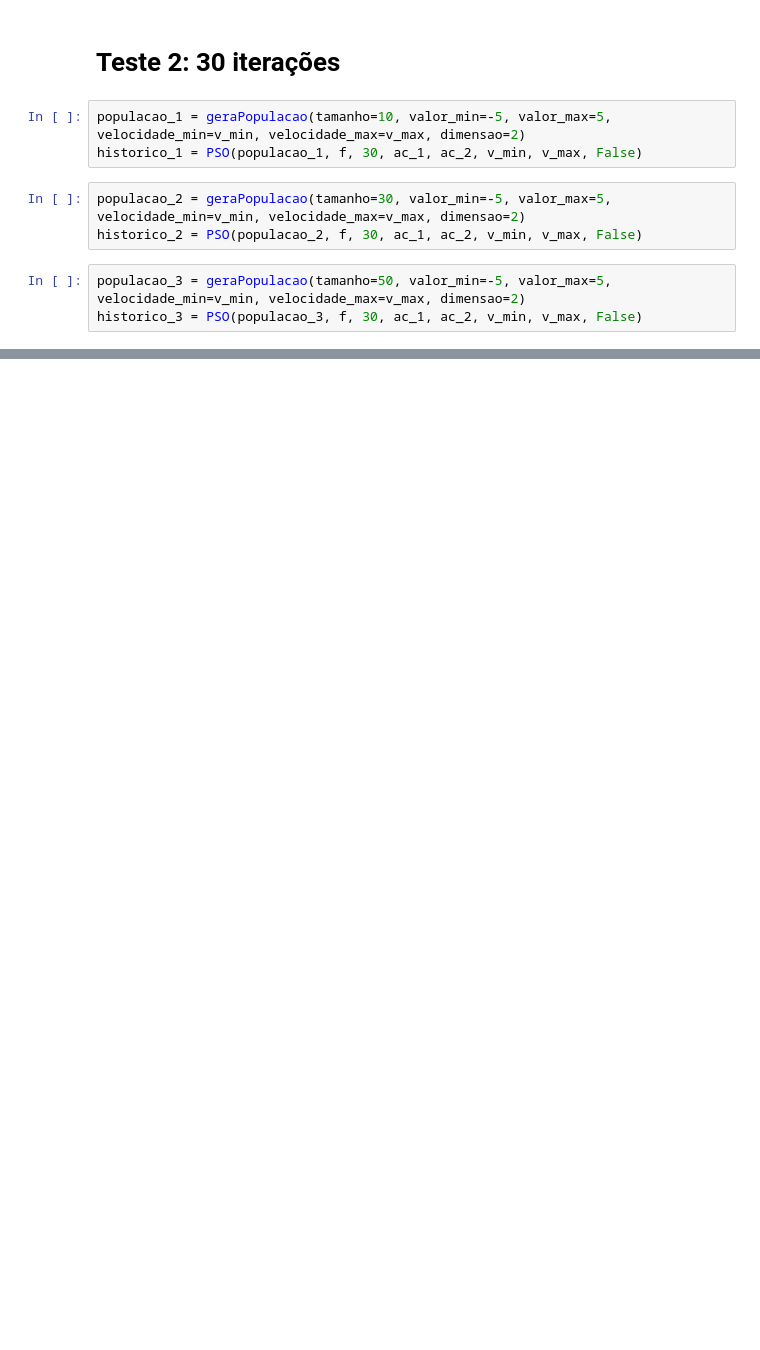
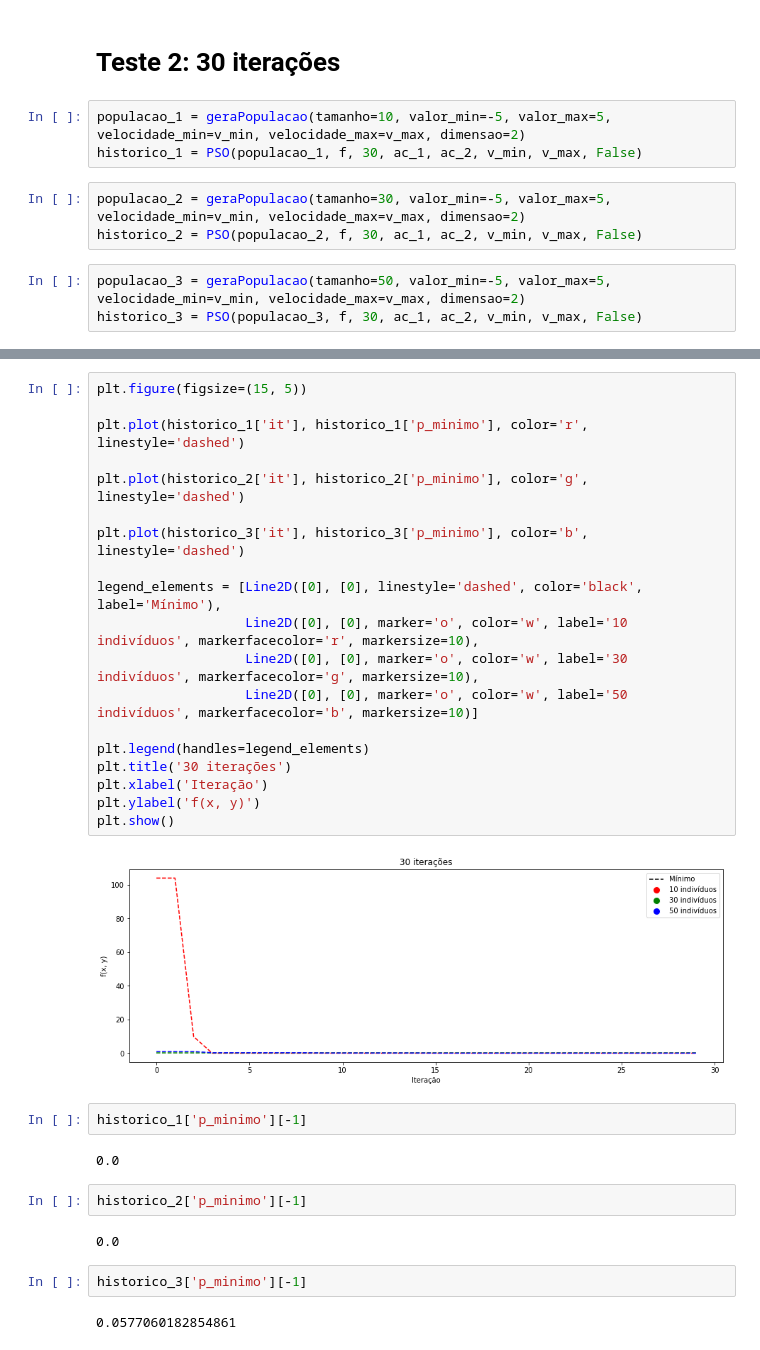
Before and after one commit to Giovannacm/nature-inspired-computing, a Jupyter notebook: PSO.ipynb, the cells around one changed output, grey strips where cells are left out. Drawn from its saved outputs; the diff is of its cells as text; blank space fills up the shorter version.

```diff
--- a/PSO.ipynb
+++ b/PSO.ipynb
@@ -175,0 +197,33 @@ plt.show()
+# %%
+plt.figure(figsize=(15, 5))
+
+plt.plot(historico_1['it'], historico_1['p_minimo'], color='r', linestyle='dashed')
+
+plt.plot(historico_2['it'], historico_2['p_minimo'], color='g', linestyle='dashed')
+
+plt.plot(historico_3['it'], historico_3['p_minimo'], color='b', linestyle='dashed')
+
+legend_elements = [Line2D([0], [0], linestyle='dashed', color='black', label='Mínimo'),
+                   Line2D([0], [0], marker='o', color='w', label='10 indivíduos', markerfacecolor='r', markersize=10),
+                   Line2D([0], [0], marker='o', color='w', label='30 indivíduos', markerfacecolor='g', markersize=10),
+                   Line2D([0], [0], marker='o', color='w', label='50 indivíduos', markerfacecolor='b', markersize=10)]
+
+plt.legend(handles=legend_elements)
+plt.title('30 iterações')
+plt.xlabel('Iteração')
+plt.ylabel('f(x, y)')
+plt.show()
+# %% [output]
+[figure, added]
+# %%
+historico_1['p_minimo'][-1]
+# %% [output]
+0.0
+# %%
+historico_2['p_minimo'][-1]
+# %% [output]
+0.0
+# %%
+historico_3['p_minimo'][-1]
+# %% [output]
+0.0577060182854861
```
Also changed, not shown: parts of 3 cells of this notebook.
